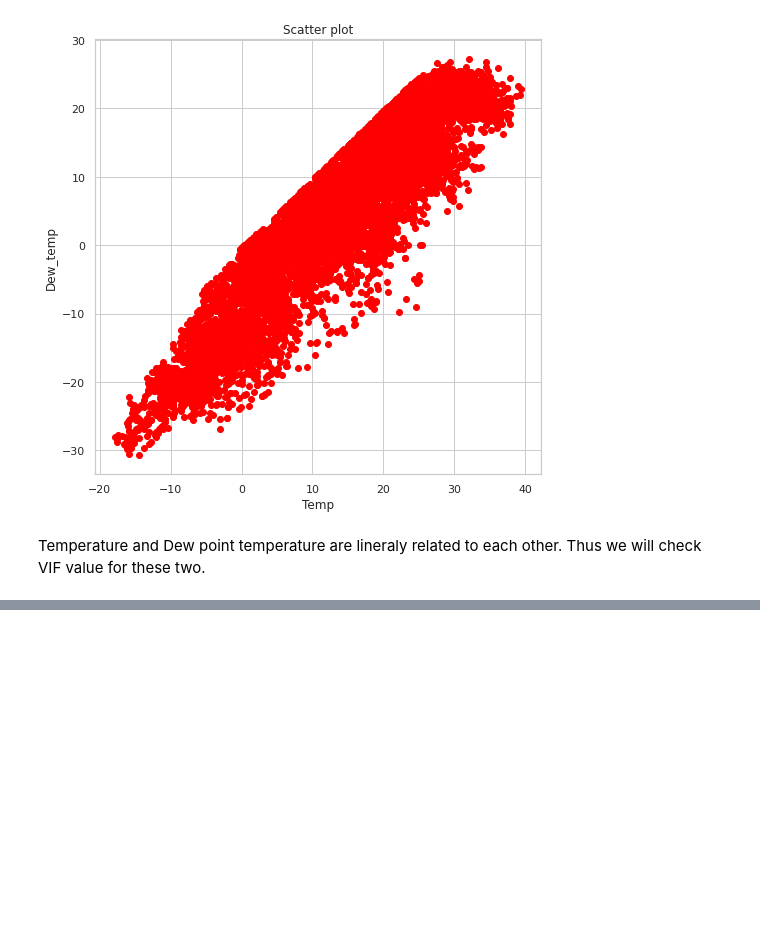
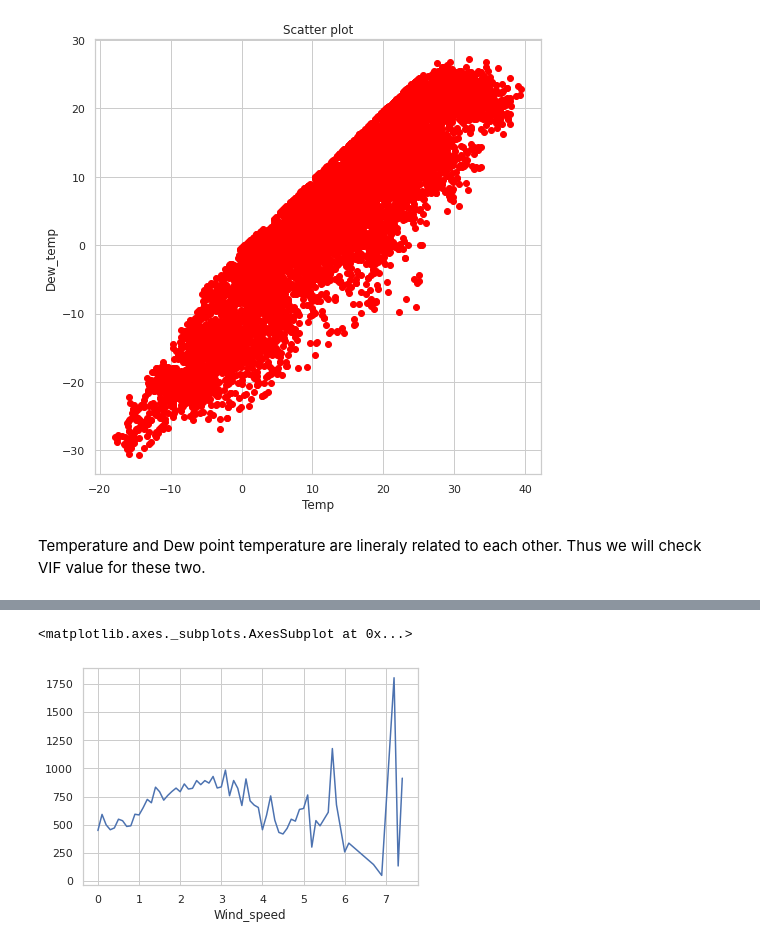
Before and after one commit to Tarungeed/Bike-sharing-prediction-, a Jupyter notebook: Bike_Sharing_Demand_Prediction_Capstone_Project.ipynb, the cells around one changed output, grey strips where cells are left out. Saved outputs shown, nothing was run; the diff lists cells and outputs as text; code cells hidden in the pictures; blank space fills up the shorter version.

```diff
--- a/Bike_Sharing_Demand_Prediction_Capstone_Project.ipynb
+++ b/Bike_Sharing_Demand_Prediction_Capstone_Project.ipynb
@@ -350,0 +361,5 @@ Temperature and Dew point temperature are lineraly related to each other. Thus w
+# %%
+bike_df.groupby('Wind_speed').mean()['Rented_Bike_Count'].plot()
+# %% [output]
+<matplotlib.axes._subplots.AxesSubplot at 0x...>
+[figure, added]
```
Also changed, not shown: parts of 3 cells of this notebook.
